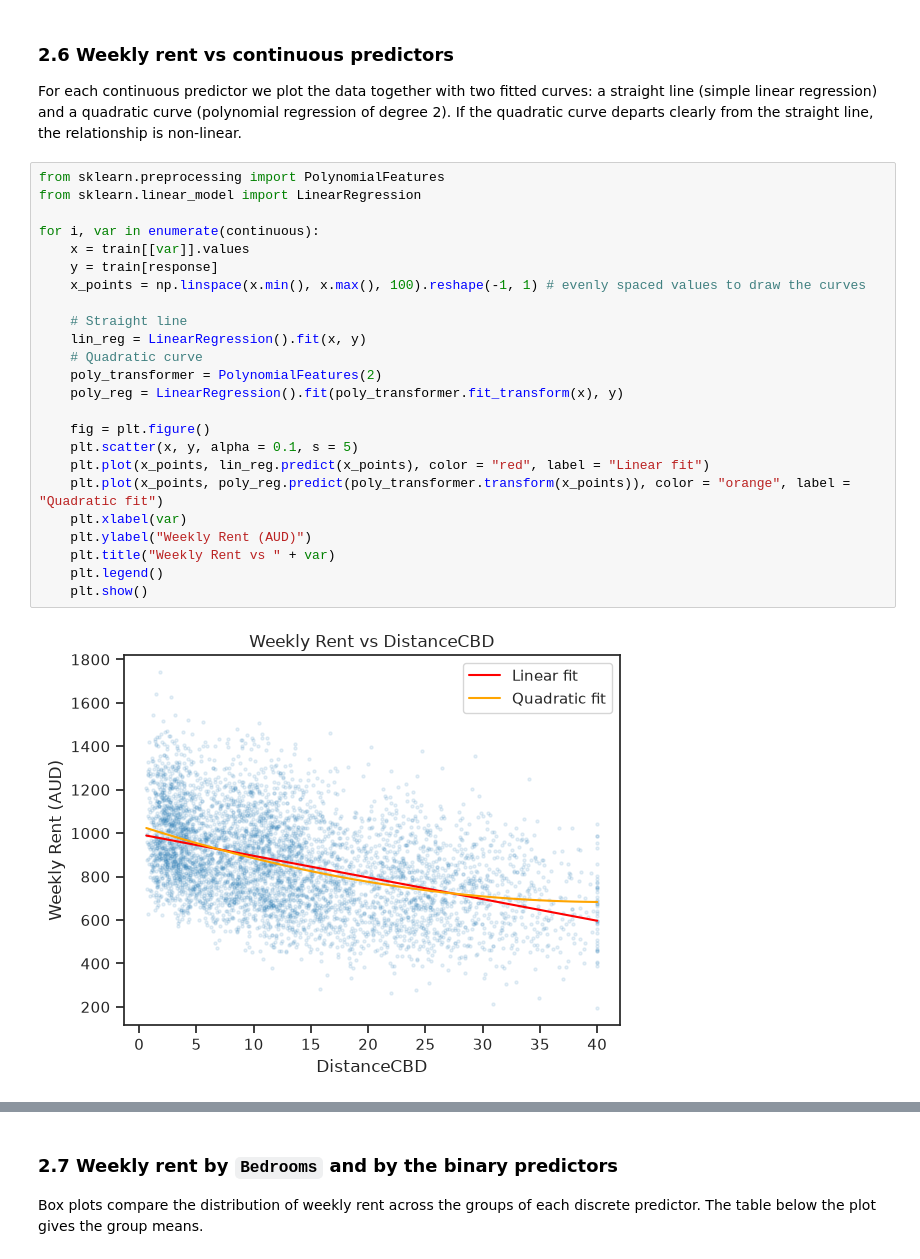
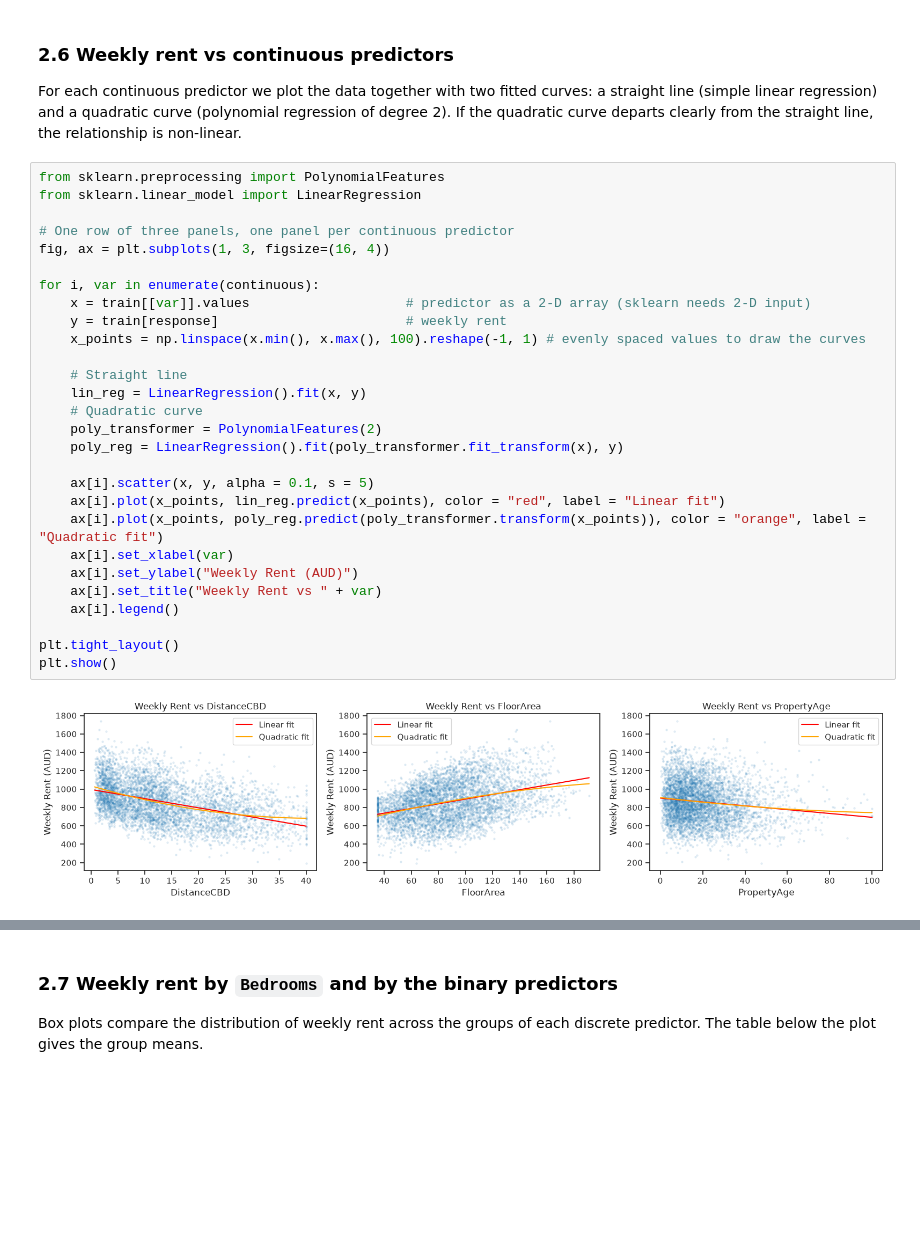
Before and after one commit to QingXueli/qbus2820, a Jupyter notebook: SID_Assignment1_implementation.ipynb, the cells around one changed output, grey strips where cells are left out. Cells and saved outputs as stored; diff of their text form; blank space fills up the shorter version.

Commit message:
Show Section 2.6 scatter plots in one row
Co-Authored-By: Claude Opus 5.5 <noreply@anthropic.com>
Claude-Session: https://claude.ai/code/session_01EBVknjHKcdqYfCbgwhmvJF

```diff
--- a/SID_Assignment1_implementation.ipynb
+++ b/SID_Assignment1_implementation.ipynb
@@ -169,26 +169,30 @@ If the quadratic curve departs clearly from the straight line, the relationship
 # %%
 from sklearn.preprocessing import PolynomialFeatures
 from sklearn.linear_model import LinearRegression
 
+# One row of three panels, one panel per continuous predictor
+fig, ax = plt.subplots(1, 3, figsize=(16, 4))
+
 for i, var in enumerate(continuous):
-    x = train[[var]].values
-    y = train[response]
+    x = train[[var]].values                    # predictor as a 2-D array (sklearn needs 2-D input)
+    y = train[response]                        # weekly rent
     x_points = np.linspace(x.min(), x.max(), 100).reshape(-1, 1) # evenly spaced values to draw the curves
 
     # Straight line
     lin_reg = LinearRegression().fit(x, y)
     # Quadratic curve
     poly_transformer = PolynomialFeatures(2)
     poly_reg = LinearRegression().fit(poly_transformer.fit_transform(x), y)
 
-    fig = plt.figure()
-    plt.scatter(x, y, alpha = 0.1, s = 5)
-    plt.plot(x_points, lin_reg.predict(x_points), color = "red", label = "Linear fit")
-    plt.plot(x_points, poly_reg.predict(poly_transformer.transform(x_points)), color = "orange", label = "Quadratic fit")
-    plt.xlabel(var)
-    plt.ylabel("Weekly Rent (AUD)")
-    plt.title("Weekly Rent vs " + var)
-    plt.legend()
-    plt.show()
+    ax[i].scatter(x, y, alpha = 0.1, s = 5)
+    ax[i].plot(x_points, lin_reg.predict(x_points), color = "red", label = "Linear fit")
+    ax[i].plot(x_points, poly_reg.predict(poly_transformer.transform(x_points)), color = "orange", label = "Quadratic fit")
+    ax[i].set_xlabel(var)
+    ax[i].set_ylabel("Weekly Rent (AUD)")
+    ax[i].set_title("Weekly Rent vs " + var)
+    ax[i].legend()
+
+plt.tight_layout()
+plt.show()
 # %% [output]
-[figure, old version]
+[figure, new version]
```
Also changed, not shown: parts of 2 cells of this notebook, 1 other file.
